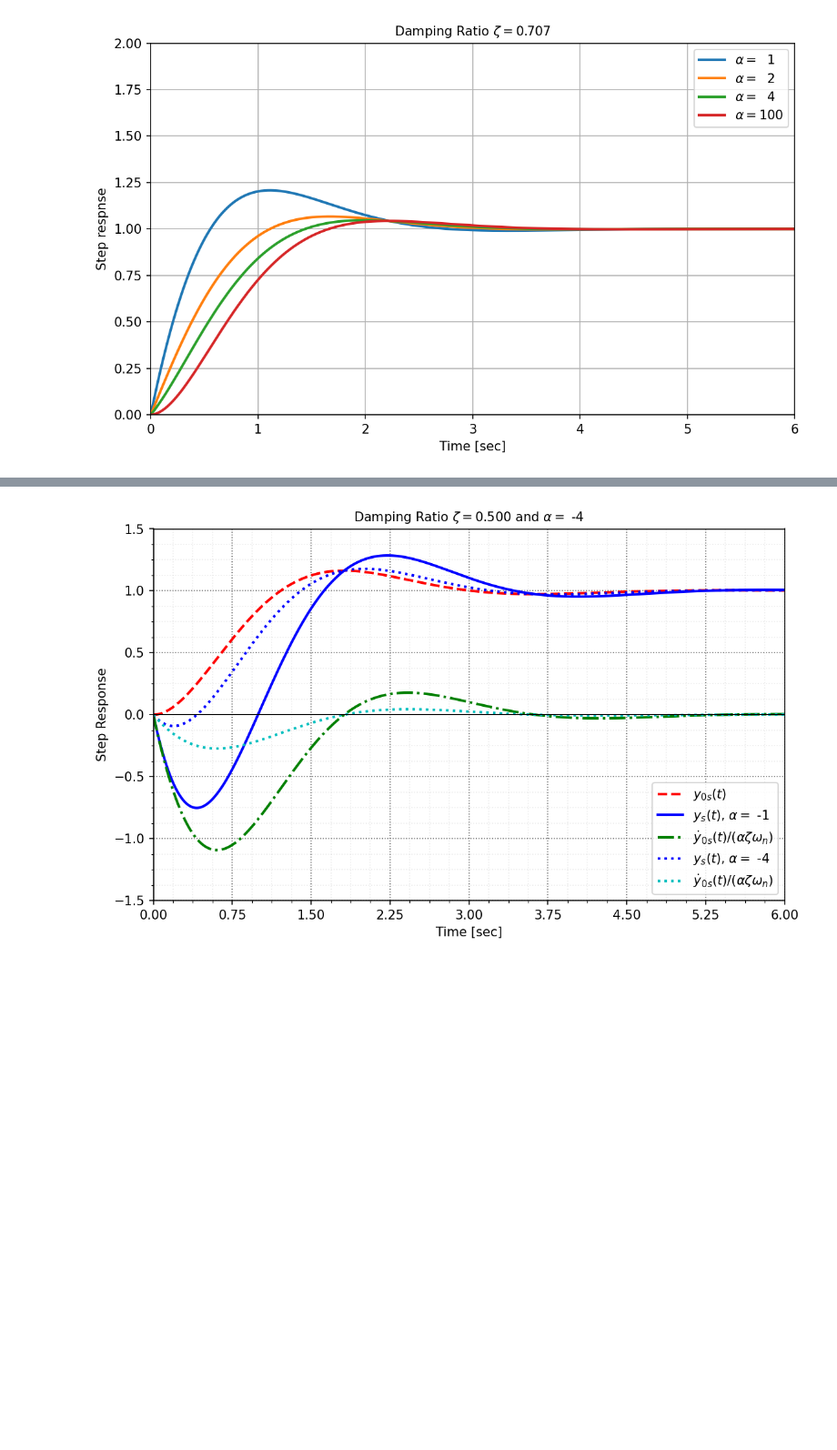
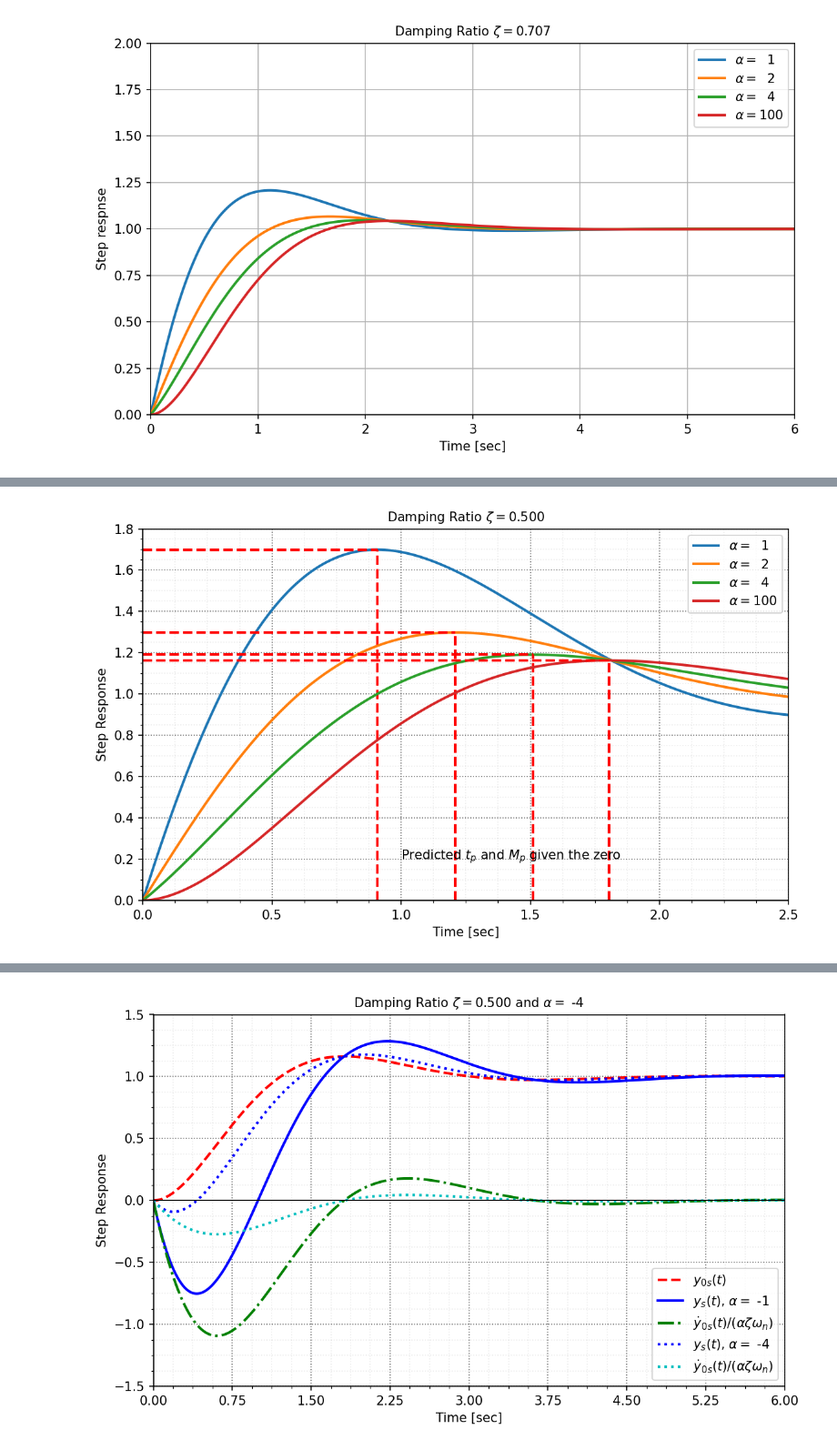
Before and after one commit to mit-acl/16_06_Class, a Jupyter notebook: 16_06_L6_Impact_of_zeros.ipynb, the cells around one changed output, grey strips where cells are left out. Shown at 91% size. Drawn from its saved outputs; the diff is of its cells as text; code cells hidden in the pictures; blank space fills up the shorter version.

```diff
--- a/16_06_L6_Impact_of_zeros.ipynb
+++ b/16_06_L6_Impact_of_zeros.ipynb
@@ -164,0 +107,58 @@ plt.show()
+# %%
+# VDV prediction of impact of adding a zero
+# section 5.3
+
+'''
+if alpha = angle between line from zero to complex pole
+then
+
+tp = (pi - alpha)/omega_d
+
+Mp = K exp(-(pi - alpha) sigma/omega_d)
+
+where K = A/z and A^ = (sigma-z)^2 + omega_d^2
+
+'''
+wn = 2
+zeta = 0.5
+sigma = zeta*wn
+wd = wn*np.sqrt(1-zeta**2)
+
+def tp_mp_pred(zero):
+    try:
+        alpha = np.arctan(wd/(zero-sigma))
+    except:
+        alpha = np.pi/2
+
+    tp = (np.pi)/wd
+    Mp = np.exp(-np.pi * sigma/wd)
+    tp_with_zero = (np.pi - alpha)/wd
+    Mp_with_zero = np.sqrt((sigma-zero)**2 + wd**2)/zero * np.exp(-(np.pi - alpha) * sigma/wd)
+    return (tp, tp_with_zero, Mp, Mp_with_zero)
+
+tt = np.linspace(0,2.5,1000)
+
+fig, ax = plt.subplots(1,figsize=(8, 5),dpi=150,sharex = True)
+plt.title("Damping Ratio $\zeta=${:4.3f}".format(zeta))
+plt.xlabel("Time [sec]")
+plt.ylabel("Step Response")
+wd = wn * np.sqrt(1-zeta**2)
+for alp in np.array([1,2,4,100]):
+    z = alp*zeta*wn
+    tp, tp_with_zero, Mp, Mp_with_zero = tp_mp_pred(z)
+    G = tf((wn/(alp*zeta), wn**2), (1, 2*zeta*wn, wn**2))
+    [yy,tt] = step(G,tt)
+    plt.plot(tt,yy,label=r'$\alpha=${:3.0f}'.format(alp),lw=2)
+
+    coef = (alp*zeta**2 - 1)/(alp * zeta *np.sqrt(1-zeta**2))
+    plt.axvline(x = tp_with_zero,ymax=(1 + Mp_with_zero)/1.8,c='r',ls='--')
+    plt.axhline(y = 1 + Mp_with_zero,xmax=tp_with_zero/2.5,c='r',ls='--')
+
+plt.legend()
+plt.text(1,.2,r'Predicted $t_p$ and $M_p$ given the zero',c='k')
+plt.ylim((0,1.8))
+nicegrid(ax,6)
+savefig("./figs/Zeros_Ex_"+str(round(zeta,3))+"_pred.pdf", dpi=600)
+plt.show()
+# %% [output]
+[figure, added]
```
Also changed, not shown: parts of 4 cells of this notebook.
